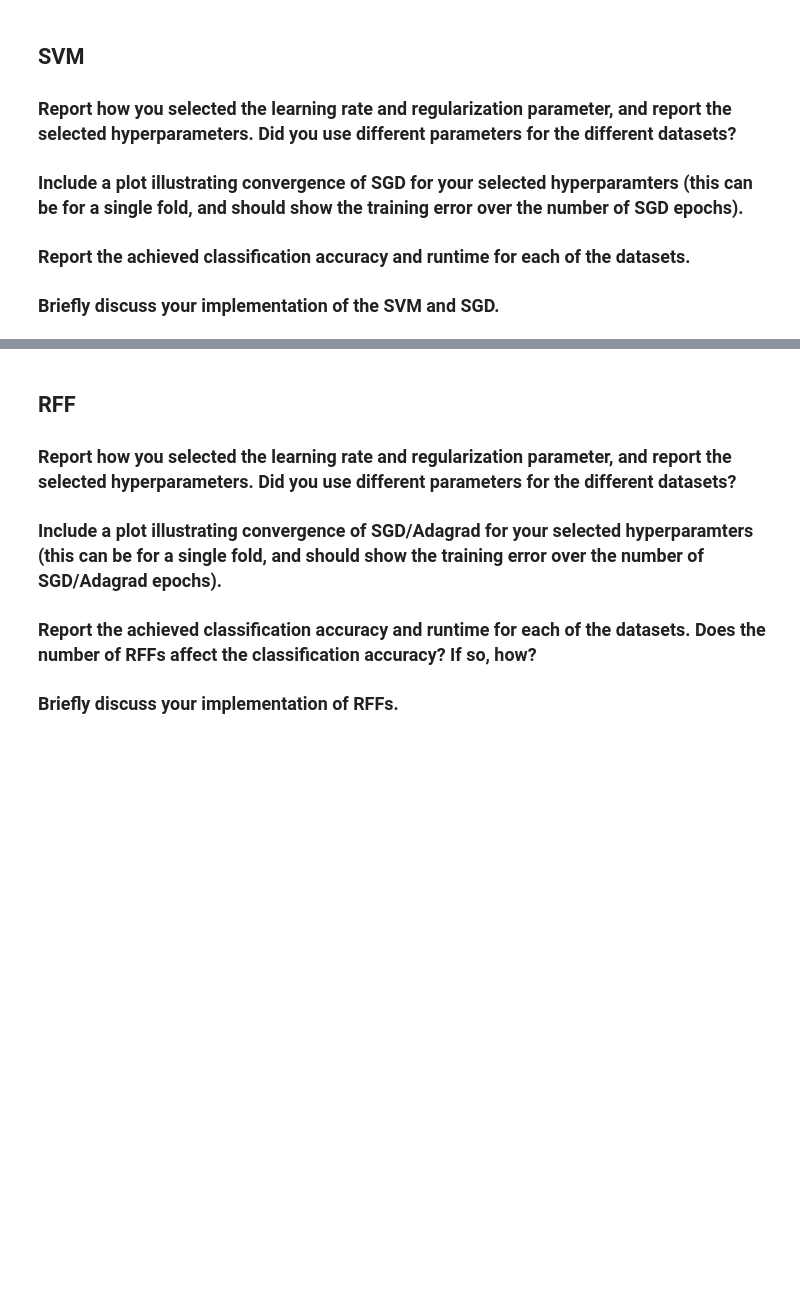
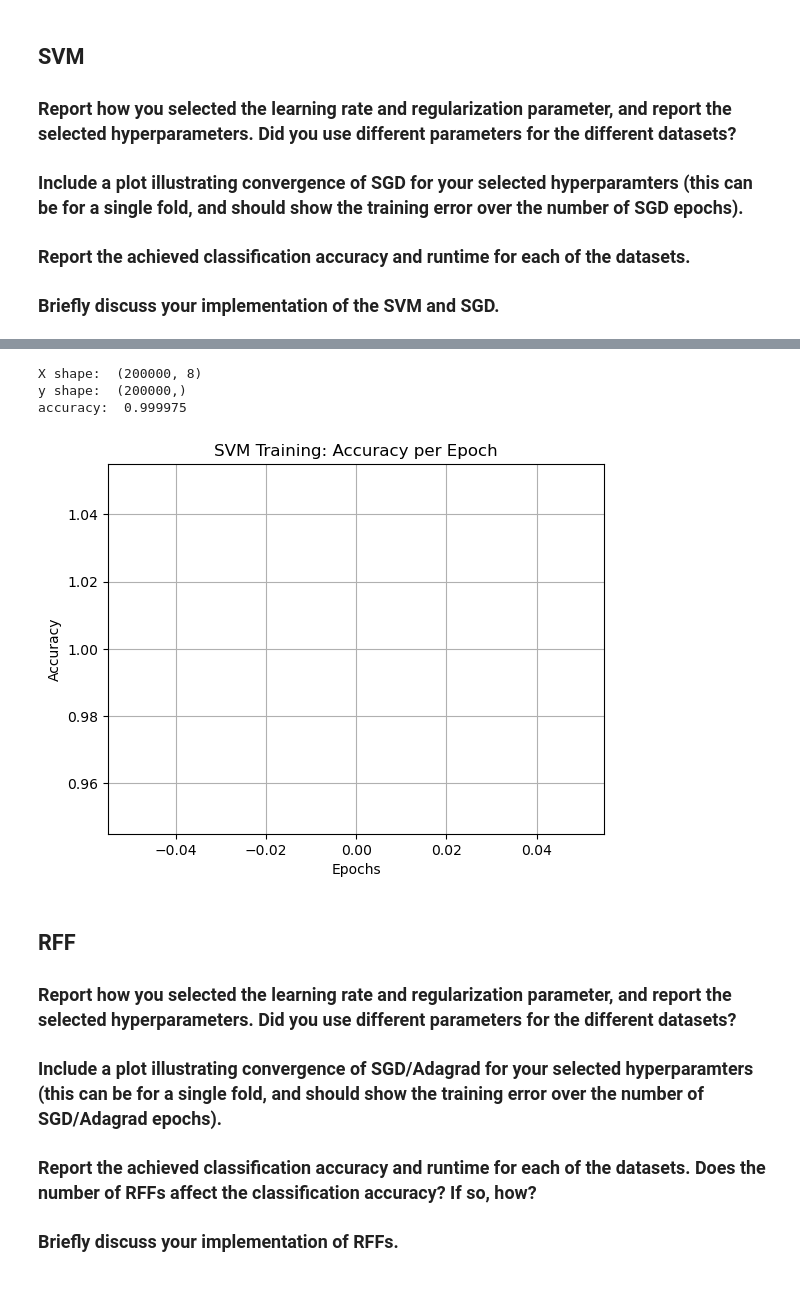
Before and after one commit to nks84/mma_pa1, a Jupyter notebook: pa2/submission_2_point_0.ipynb, the cells around one changed output, grey strips where cells are left out. Cells and saved outputs as stored; diff of their text form; code cells hidden in the pictures; blank space fills up the shorter version.

```diff
--- a/pa2/submission_2_point_0.ipynb
+++ b/pa2/submission_2_point_0.ipynb
@@ -504,20 +508,19 @@ import itertools
 
 # Example usage
 datasets = {
-    'toydate_tiny': load_dataset("toydata_tiny.csv"),
+    '#toydate_tiny': load_dataset("toydata_tiny.csv"),
     'toydata_large': load_dataset("toydata_large.csv"),
-    'imdb': load_imdb_dataset(1000, 2)
 }
 
 model_types = ['linear', 'adagrad', 'rff']
 
 # Defining parameter values
-C_values = [0.1, 1.0, 10.0]
-lr_values = [0.00001, 0.0001, 0.01, 0.1, 0.5, 1.0, 2]
+C_values = [0.1,0.5, 1.0]
+lr_values = [0.001, 0.01, 0.1, 1.0]
 batch_size_values = [10, 20, 50]
-gamma_values = [0.001, 0.01, 0.1]
-n_features_values = [100, 250, 500, 750, 1000, 2000]
-epochs_values = [1, 5, 10, 20, 50]  # Added multiple values for epochs
+gamma_values = [0.001, 0.01, 0.1,0.5,0.8]
+n_features_values = [100, 500, 1000, 2000]
+epochs_values = [1, 10, 20]  # Added multiple values for epochs
 
 # Creating parameter combinations for each model
 params = {
@@ -537,6 +540,6 @@ params = {
 
 print(params)
 
-results = evaluate_models_k_test(datasets, model_types, params)
+results = evaluate_models(datasets, model_types, params)
 print(results)
 # %% [output]
@@ -716,6 +771,57 @@ print(f"Time taken by linear SVM method: {end_time - start_time} seconds")
 ### Repeat your experiments using random dropout of input features with probabilityp = 0.5 for the IMDB data. Does this change affect performance and if so, how?
 
 ### Briefly discuss your implementation of Adagrad. How did you adjust it to perform stochastic optimization instead of online learning. Provide pseudo-code.
+# %%
+def train_svm_adagra_with_plot(X, y, batch_size=10, C=0.1, epochs=1, lr=0.001):
+    """
+    Train a linear SVM using AdaGrad optimization.
+    - X: feature matrix
+    - y: target vector
+    - batch_size: size of the mini-batch
+    - C: regularization strength
+    - epochs: number of training epochs
+    - lr: initial learning rate
+    """
+    w = np.zeros(X.shape[1])
+    epsilon = 1e-8  # smoothing term to avoid division by zero
+    gradient_accumulate = np.zeros(X.shape[1])
+    accuracies = []  # To store accuracies per epoch
+
+    n_batches = int(np.ceil(len(y) / batch_size))
+    for epoch in range(epochs):
+        perm = np.random.permutation(len(y))  # Shuffle data each epoch
+        for b in range(n_batches):
+            start = b * batch_size
+            end = min(start + batch_size, len(y))
+            X_batch = X[perm[start:end]]
+            y_batch = y[perm[start:end]]
+            grad = svm_gradient(w, X_batch, y_batch, C)
+            gradient_accumulate += grad ** 2
+            adjusted_lr = lr / (epsilon + np.sqrt(gradient_accumulate))
+            w -= adjusted_lr * grad
+
+        # Track accuracy after each epoch
+        acc = compute_accuracy(w, X, y)
+        accuracies.append(acc)
+        print("accuracy: ", acc)
+
+    # Plot the accuracies over epochs
+    plt.plot(range(epochs), accuracies)
+    plt.xlabel('Epochs')
+    plt.ylabel('Accuracy')
+    plt.title('SVM Training: Accuracy per Epoch')
+    plt.grid(True)
+    plt.show()
+
+    return w
+
+X, y = load_dataset("toydata_large.csv")
+trained_weights = train_svm_adagra_with_plot(X, y)
+# %% [output]
+X shape:  (200000, 8)
+y shape:  (200000,)
+accuracy:  0.999975
+[figure, added]
 # %% [markdown]
 ## RFF
 
```
Also changed, not shown: parts of 6 cells of this notebook.
